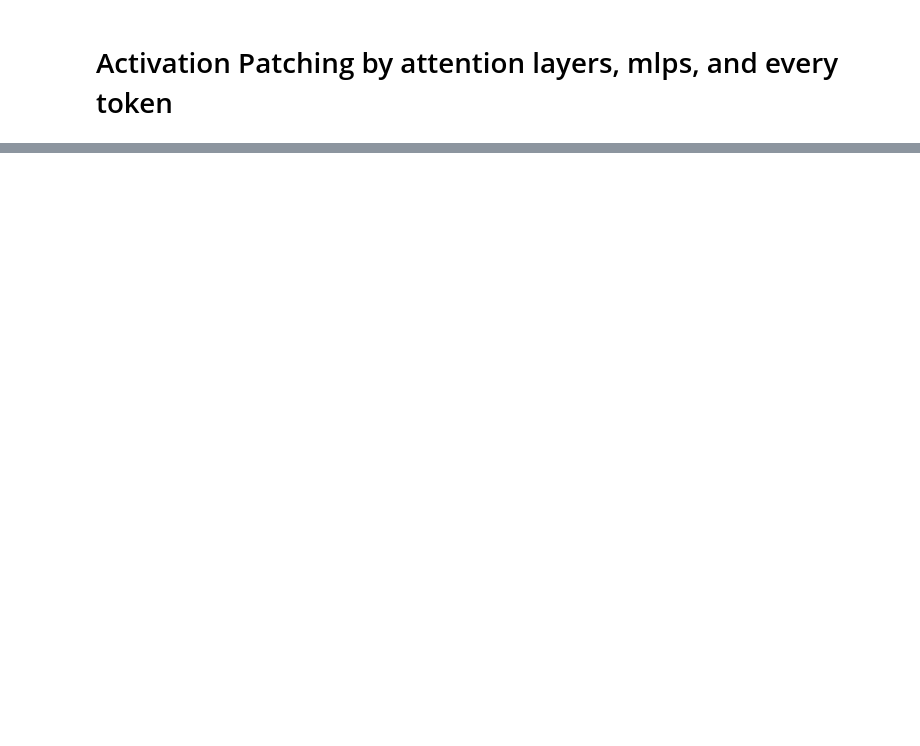
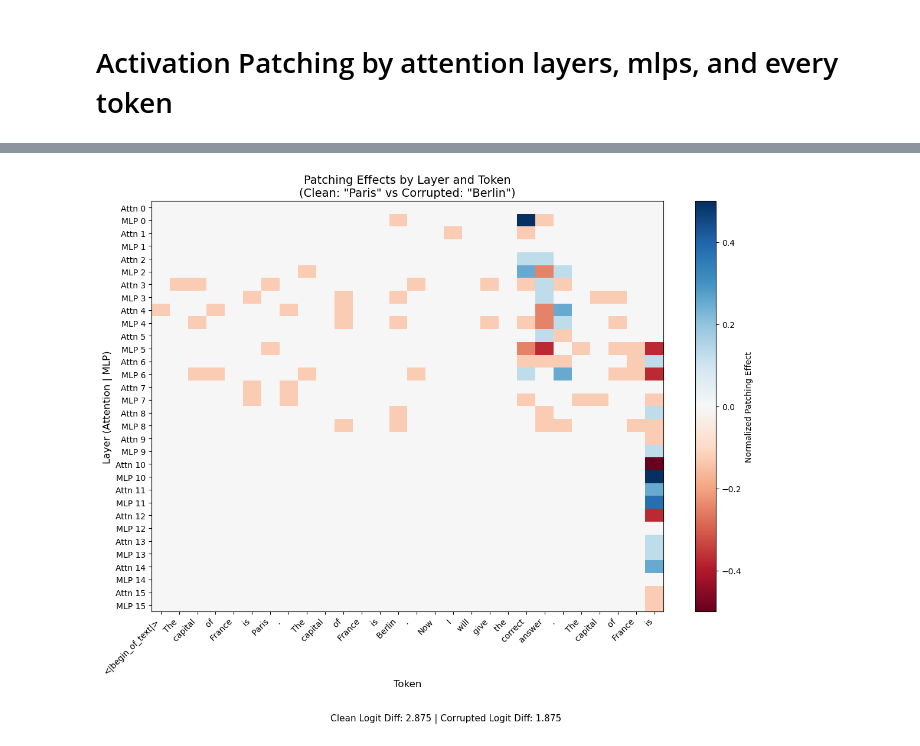
Before and after one commit to ivandrenc/hlmz-prep, a Jupyter notebook: activation_patching_experiments/activation_patching_attn_mlp_token.ipynb, the cells around one changed output, grey strips where cells are left out. Cells and saved outputs as stored; diff of their text form; code cells hidden in the pictures; blank space fills up the shorter version.

```diff
--- a/activation_patching_experiments/activation_patching_attn_mlp_token.ipynb
+++ b/activation_patching_experiments/activation_patching_attn_mlp_token.ipynb
@@ -131,0 +158,48 @@ plt.show()
+# %%
+# Plotting: Single heatmap with Attention and MLP interleaved on Y-axis
+N_LAYERS = len(patching_results)
+seq_len = len(clean_tokens)
+
+# Extract data for attention and MLP, interleaving them on the Y-axis
+combined_effects = np.zeros((N_LAYERS * 2, seq_len))  # Each layer has two rows: Attention and MLP
+
+for layer in range(N_LAYERS):
+    for token_idx in range(seq_len):
+        attn_effect = float(patching_results[layer]["attn"][f"token_{token_idx}"].value)
+        mlp_effect = float(patching_results[layer]["mlp"][f"token_{token_idx}"].value)
+        combined_effects[layer * 2, token_idx] = attn_effect      # Attention row
+        combined_effects[layer * 2 + 1, token_idx] = mlp_effect  # MLP row
+
+clean_diff = float(patching_results_total["clean_run_logit_difference"].item())
+corrupted_diff = float(patching_results_total["corrupted_run_logit_difference"].item())
+
+# Create the heatmap
+plt.figure(figsize=(12, 10))
+im = plt.imshow(combined_effects, cmap='RdBu', aspect='auto', vmin=-0.5, vmax=0.5)
+plt.colorbar(im, label='Normalized Patching Effect')
+
+# Customize axes
+token_labels = [llm.tokenizer.decode([tok]) for tok in clean_tokens]
+plt.xlabel('Token', fontsize=12)
+plt.ylabel('Layer (Attention | MLP)', fontsize=12)
+plt.title('Patching Effects by Layer and Token\n(Clean: "Paris" vs Corrupted: "Berlin")', fontsize=14)
+
+# X-axis: Token labels
+plt.xticks(np.arange(seq_len), labels=token_labels, fontsize=10, rotation=45, ha='right')
+
+# Y-axis: Interleave Attention and MLP labels for each layer
+y_labels = []
+for layer in range(N_LAYERS):
+    y_labels.extend([f'Attn {layer}', f'MLP {layer}'])
+plt.yticks(np.arange(N_LAYERS * 2), labels=y_labels, fontsize=10)
+
+# Add clean/corrupted context
+plt.figtext(0.5, 0.01, f'Clean Logit Diff: {clean_diff:.3f} | Corrupted Logit Diff: {corrupted_diff:.3f}',
+            fontsize=11, ha='center')
+
+# Adjust layout and save
+plt.tight_layout(rect=[0, 0.05, 1, 0.95])
+plt.savefig('patching_effects_heatmap_single_swapped.pdf', format='pdf', dpi=300)
+plt.show()
+# %% [output]
+[figure, added]
```
Also changed, not shown: parts of 7 cells of this notebook, 3 other files.
